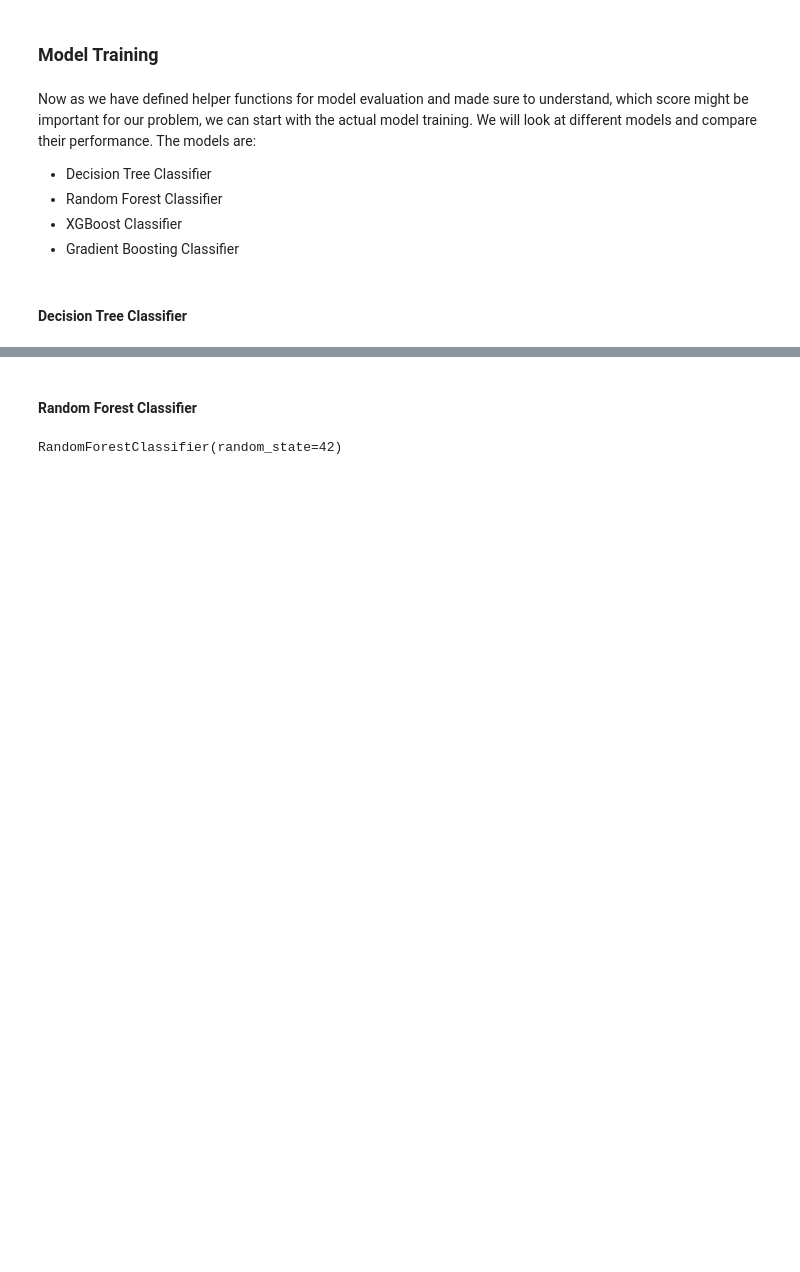
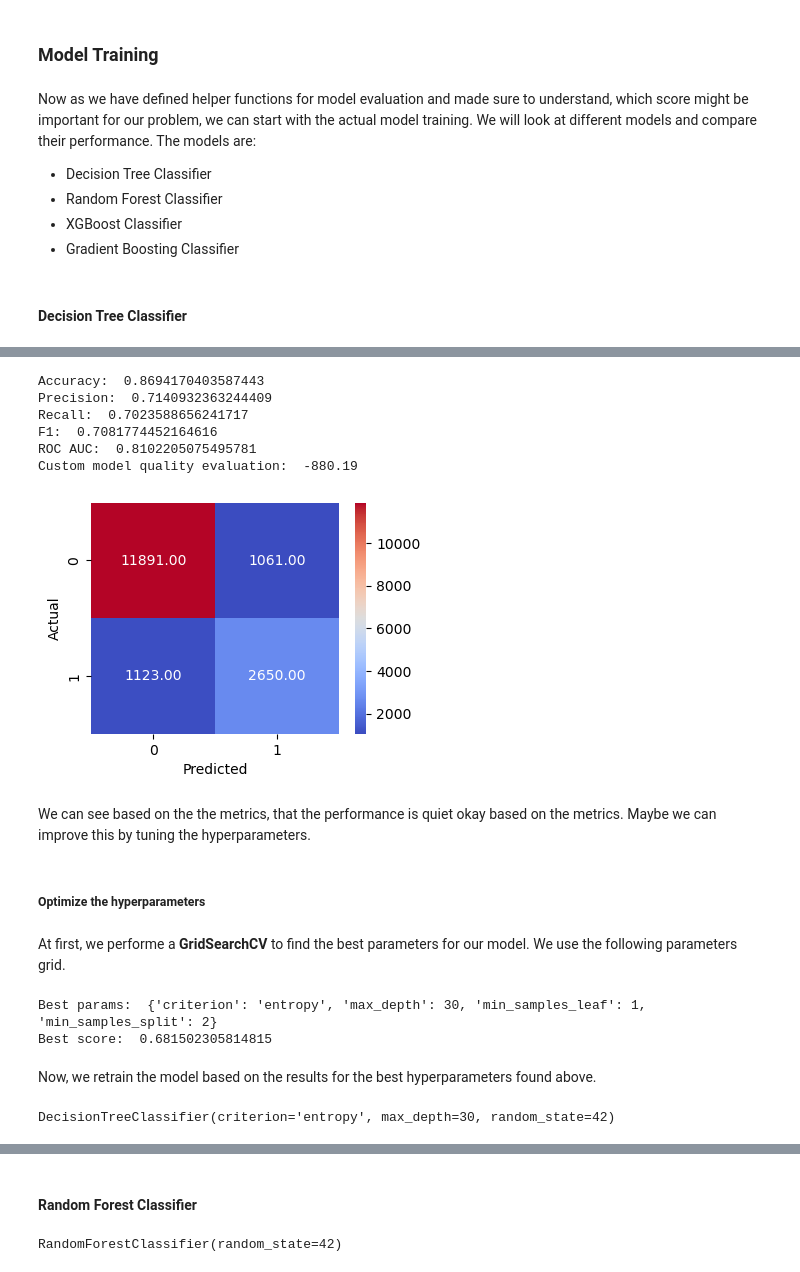
Before and after one commit to ahirsch-github/flight-price-prediction, a Jupyter notebook: flight-price-prediction.ipynb, the cells around one changed output, grey strips where cells are left out. Saved outputs shown, nothing was run; the diff lists cells and outputs as text; code cells hidden in the pictures; blank space fills up the shorter version.

```diff
--- a/flight-price-prediction.ipynb
+++ b/flight-price-prediction.ipynb
@@ -1533,0 +1547,20 @@ First, we train an Decision Tree Classifier.
+# %%
+# Make predictions on the test set
+predictions = dtc.predict(X_test)
+calculate_metrics(y_test, predictions)
+print('Custom model quality evaluation: ', custom_metric(predictions, X_test, X_test_full))
+plot_confusion_matrix(y_test, predictions)
+# %% [output]
+Accuracy:  0.8694170403587443
+Precision:  0.7140932363244409
+Recall:  0.7023588656241717
+F1:  0.7081774452164616
+ROC AUC:  0.8102205075495781
+Custom model quality evaluation:  -880.19
+[figure, added]
+# %% [markdown]
+We can see based on the the metrics, that the performance is quiet okay based on the metrics. Maybe we can improve this by tuning the hyperparameters.
+# %% [markdown]
+##### Optimize the hyperparameters #####
+# %% [markdown]
+At first, we performe a **GridSearchCV** to find the best parameters for our model. We use the following parameters grid.
@@ -1533,0 +1574,28 @@ First, we train an Decision Tree Classifier.
+# %%
+# create new classifier to prevent overfitting
+dt = DecisionTreeClassifier(random_state=42)
+
+# perform the grid search
+grid_search = GridSearchCV(
+    dt,
+    param_grid,
+    scoring='f1',
+    cv=5
+    )
+grid_search.fit(X_train, y_train)
+
+
+print("Best params: ", grid_search.best_params_)
+
+# save best params
+best_params = grid_search.best_params_
+# %% [output]
+Best params:  {'criterion': 'entropy', 'max_depth': 30, 'min_samples_leaf': 1, 'min_samples_split': 2}
+Best score:  0.681502305814815
+# %% [markdown]
+Now, we retrain the model based on the results for the best hyperparameters found above.
+# %%
+dtc = DecisionTreeClassifier(random_state=42, **best_params)
+dtc.fit(X_train, y_train)
+# %% [output]
+DecisionTreeClassifier(criterion='entropy', max_depth=30, random_state=42)
```
Also changed, not shown: parts of 63 cells of this notebook.
